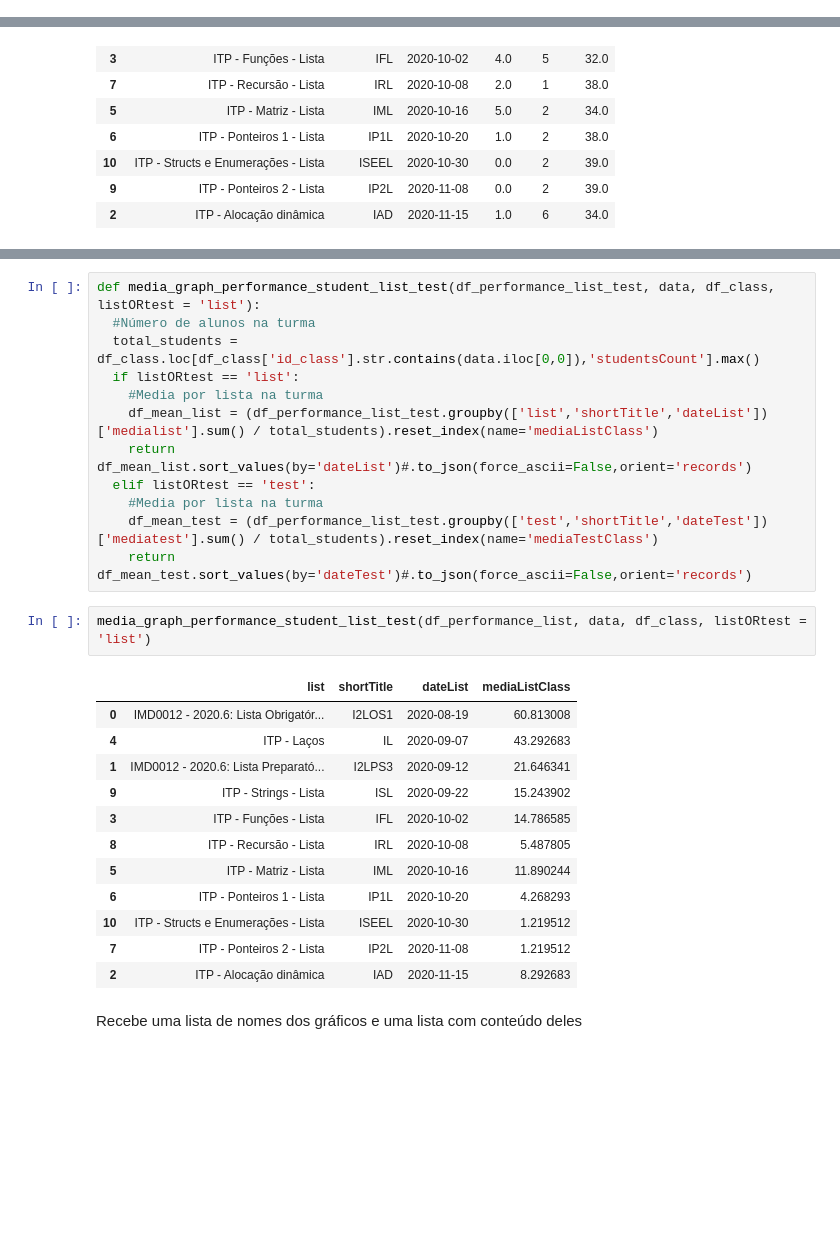
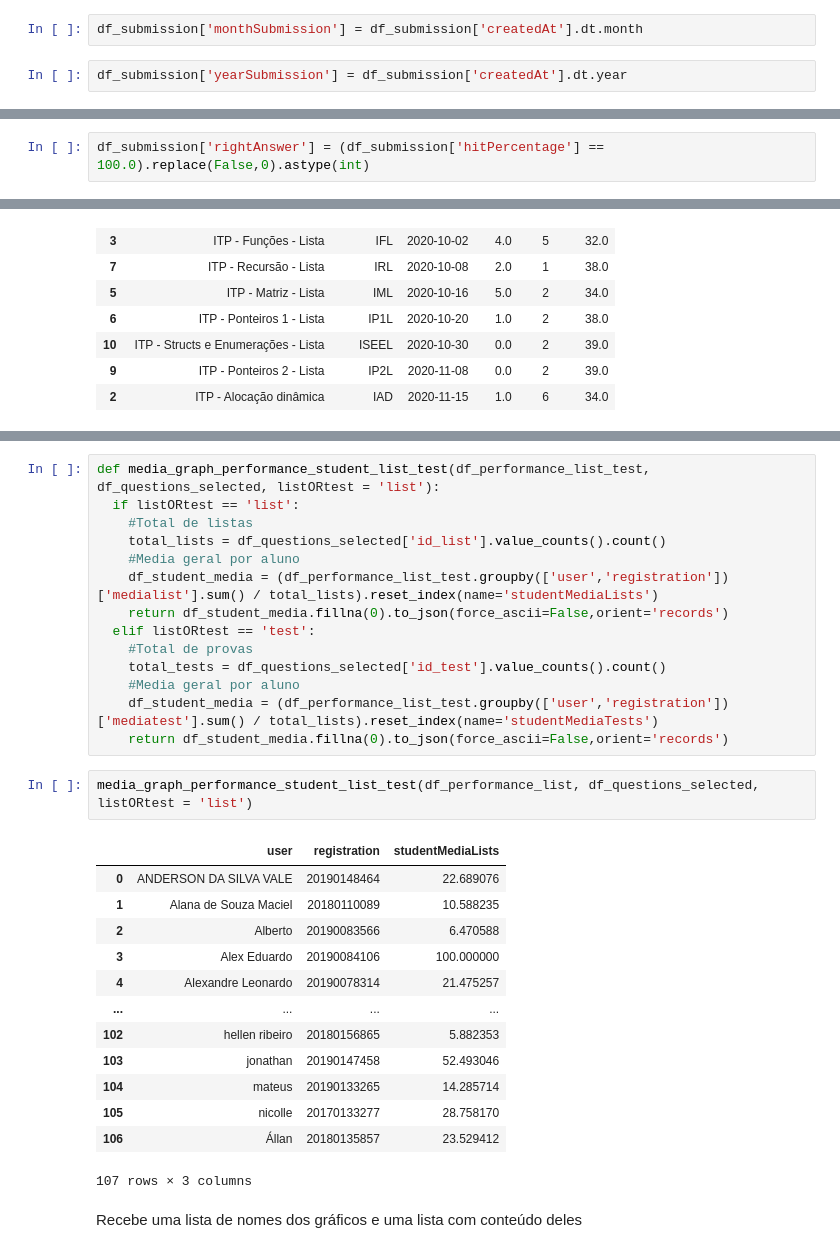
Before and after one commit to vilsonrodrigues/Projeto_Orientacao_Academica_LoP, a Jupyter notebook: Projeto_Orientacao_Academica_LoP.ipynb, the cells around one changed output, grey strips where cells are left out. Cells and saved outputs as stored; diff of their text form; blank space fills up the shorter version.

```diff
--- a/Projeto_Orientacao_Academica_LoP.ipynb
+++ b/Projeto_Orientacao_Academica_LoP.ipynb
@@ -1504,0 +2366,4 @@ px.histogram(df_different_days_lists.loc[df_different_days_lists['list'].str.con
+# %%
+df_submission['monthSubmission'] = df_submission['createdAt'].dt.month
+# %%
+df_submission['yearSubmission'] = df_submission['createdAt'].dt.year
@@ -1504,0 +2400,2 @@ px.histogram(df_different_days_lists.loc[df_different_days_lists['list'].str.con
+# %%
+df_submission['rightAnswer'] = (df_submission['hitPercentage'] == 100.0).replace(False,0).astype(int)
@@ -1890,30 +3011,33 @@ graph_performance_student_list_test(df_performance_list, listORtest = 'list')
 # %%
-def media_graph_performance_student_list_test(df_performance_list_test, data, df_class, listORtest = 'list'):
-  #Número de alunos na turma
-  total_students = df_class.loc[df_class['id_class'].str.contains(data.iloc[0,0]),'studentsCount'].max()
+def media_graph_performance_student_list_test(df_performance_list_test, df_questions_selected, listORtest = 'list'):
   if listORtest == 'list':
-    #Media por lista na turma
-    df_mean_list = (df_performance_list_test.groupby(['list','shortTitle','dateList'])['medialist'].sum() / total_students).reset_index(name='mediaListClass')
-    return df_mean_list.sort_values(by='dateList')#.to_json(force_ascii=False,orient='records')
+    #Total de listas
+    total_lists = df_questions_selected['id_list'].value_counts().count()
+    #Media geral por aluno
+    df_student_media = (df_performance_list_test.groupby(['user','registration'])['medialist'].sum() / total_lists).reset_index(name='studentMediaLists')
+    return df_student_media.fillna(0).to_json(force_ascii=False,orient='records')
   elif listORtest == 'test':
-    #Media por lista na turma
-    df_mean_test = (df_performance_list_test.groupby(['test','shortTitle','dateTest'])['mediatest'].sum() / total_students).reset_index(name='mediaTestClass')
-    return df_mean_test.sort_values(by='dateTest')#.to_json(force_ascii=False,orient='records')
+    #Total de provas
+    total_tests = df_questions_selected['id_test'].value_counts().count()
+    #Media geral por aluno
+    df_student_media = (df_performance_list_test.groupby(['user','registration'])['mediatest'].sum() / total_lists).reset_index(name='studentMediaTests')
+    return df_student_media.fillna(0).to_json(force_ascii=False,orient='records')
 # %%
-media_graph_performance_student_list_test(df_performance_list, data, df_class, listORtest = 'list')
+media_graph_performance_student_list_test(df_performance_list, df_questions_selected, listORtest = 'list')
 # %% [output]
-|  | list | shortTitle | dateList | mediaListClass |
-| 0 | IMD0012 - 2020.6: Lista Obrigatór... | I2LOS1 | 2020-08-19 | 60.813008 |
-| 4 | ITP - Laços | IL | 2020-09-07 | 43.292683 |
-| 1 | IMD0012 - 2020.6: Lista Preparató... | I2LPS3 | 2020-09-12 | 21.646341 |
-| 9 | ITP - Strings - Lista | ISL | 2020-09-22 | 15.243902 |
-| 3 | ITP - Funções - Lista | IFL | 2020-10-02 | 14.786585 |
-| 8 | ITP - Recursão - Lista | IRL | 2020-10-08 | 5.487805 |
-| 5 | ITP - Matriz - Lista | IML | 2020-10-16 | 11.890244 |
-| 6 | ITP - Ponteiros 1 - Lista | IP1L | 2020-10-20 | 4.268293 |
-| 10 | ITP - Structs e Enumerações - Lista | ISEEL | 2020-10-30 | 1.219512 |
-| 7 | ITP - Ponteiros 2 - Lista | IP2L | 2020-11-08 | 1.219512 |
-| 2 | ITP - Alocação dinâmica | IAD | 2020-11-15 | 8.292683 |
+|  | user | registration | studentMediaLists |
+| 0 | ANDERSON DA SILVA VALE | 20190148464 | 22.689076 |
+| 1 | Alana de Souza Maciel | 20180110089 | 10.588235 |
+| 2 | Alberto | 20190083566 | 6.470588 |
+| 3 | Alex Eduardo | 20190084106 | 100.000000 |
+| 4 | Alexandre Leonardo | 20190078314 | 21.475257 |
+| ... | ... | ... | ... |
+| 102 | hellen ribeiro | 20180156865 | 5.882353 |
+| 103 | jonathan | 20190147458 | 52.493046 |
+| 104 | mateus | 20190133265 | 14.285714 |
+| 105 | nicolle | 20170133277 | 28.758170 |
+| 106 | Állan | 20180135857 | 23.529412 |
+107 rows × 3 columns
 # %% [markdown]
 Recebe uma lista de nomes dos gráficos e uma lista com conteúdo deles
 # %%
```
Also changed, not shown: parts of 239 cells of this notebook.
